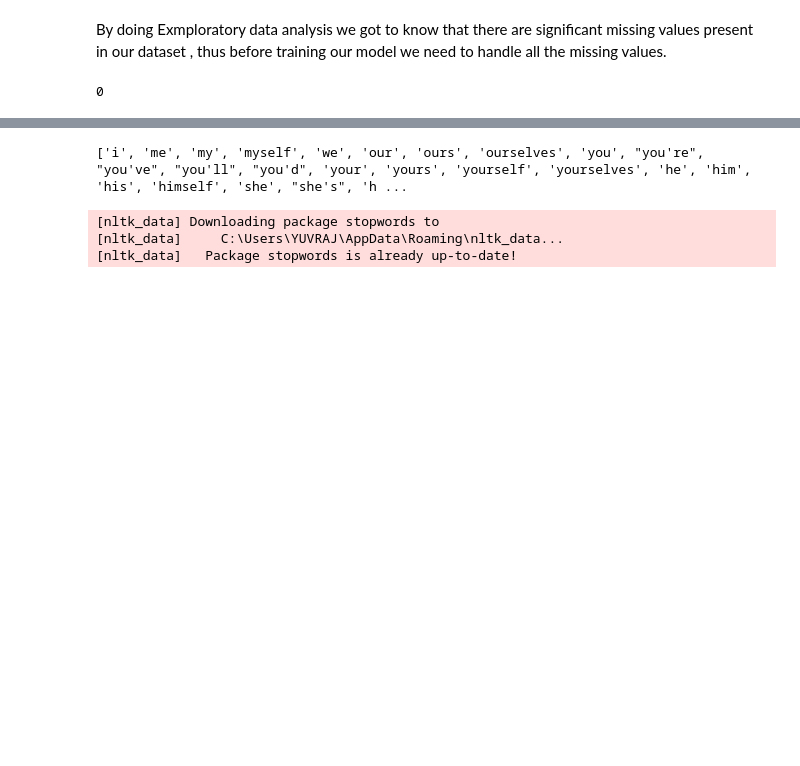
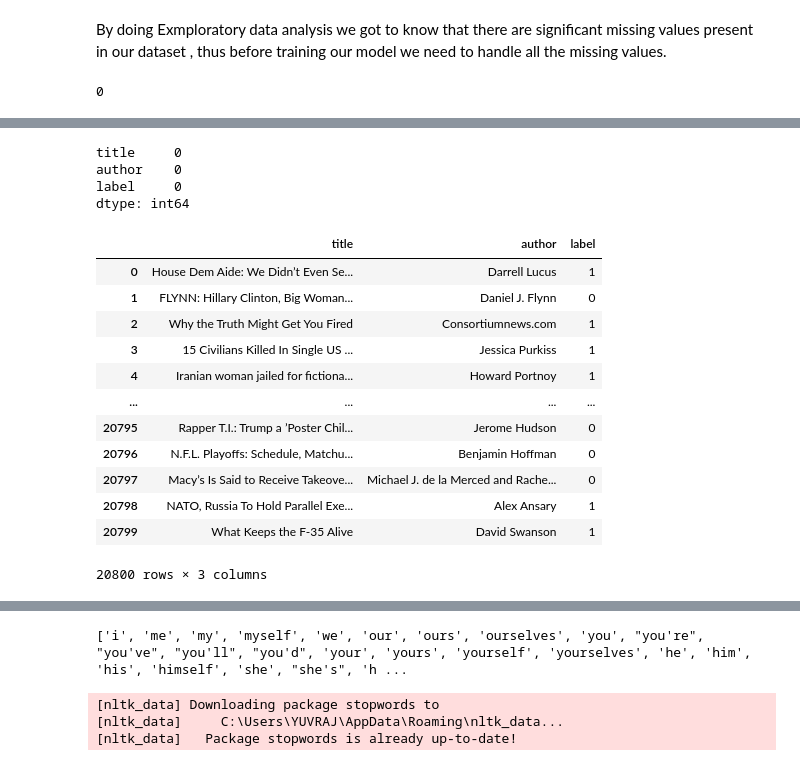
Before and after one commit to SinghYuvraj01/Fake-News-Detection, a Jupyter notebook: Code.ipynb, the cells around one changed output, grey strips where cells are left out. Saved outputs shown, nothing was run; the diff lists cells and outputs as text; code cells hidden in the pictures; blank space fills up the shorter version.

```diff
--- a/Code.ipynb
+++ b/Code.ipynb
@@ -85,0 +105,28 @@ data.duplicated().sum()
+# %%
+# Replace the missing value in the dataset with Empty string
+data = data.fillna('')
+# %%
+data.isnull().sum()
+# %% [output]
+title     0
+author    0
+label     0
+dtype: int64
+# %%
+# Now we will drop the id and text columns
+data = data.drop(columns=['id', 'text'])
+data
+# %% [output]
+|  | title | author | label |
+| 0 | House Dem Aide: We Didn’t Even Se... | Darrell Lucus | 1 |
+| 1 | FLYNN: Hillary Clinton, Big Woman... | Daniel J. Flynn | 0 |
+| 2 | Why the Truth Might Get You Fired | Consortiumnews.com | 1 |
+| 3 | 15 Civilians Killed In Single US ... | Jessica Purkiss | 1 |
+| 4 | Iranian woman jailed for fictiona... | Howard Portnoy | 1 |
+| ... | ... | ... | ... |
+| 20795 | Rapper T.I.: Trump a ’Poster Chil... | Jerome Hudson | 0 |
+| 20796 | N.F.L. Playoffs: Schedule, Matchu... | Benjamin Hoffman | 0 |
+| 20797 | Macy’s Is Said to Receive Takeove... | Michael J. de la Merced and Rache... | 0 |
+| 20798 | NATO, Russia To Hold Parallel Exe... | Alex Ansary | 1 |
+| 20799 | What Keeps the F-35 Alive | David Swanson | 1 |
+20800 rows × 3 columns
```
Also changed, not shown: parts of 8 cells of this notebook.
